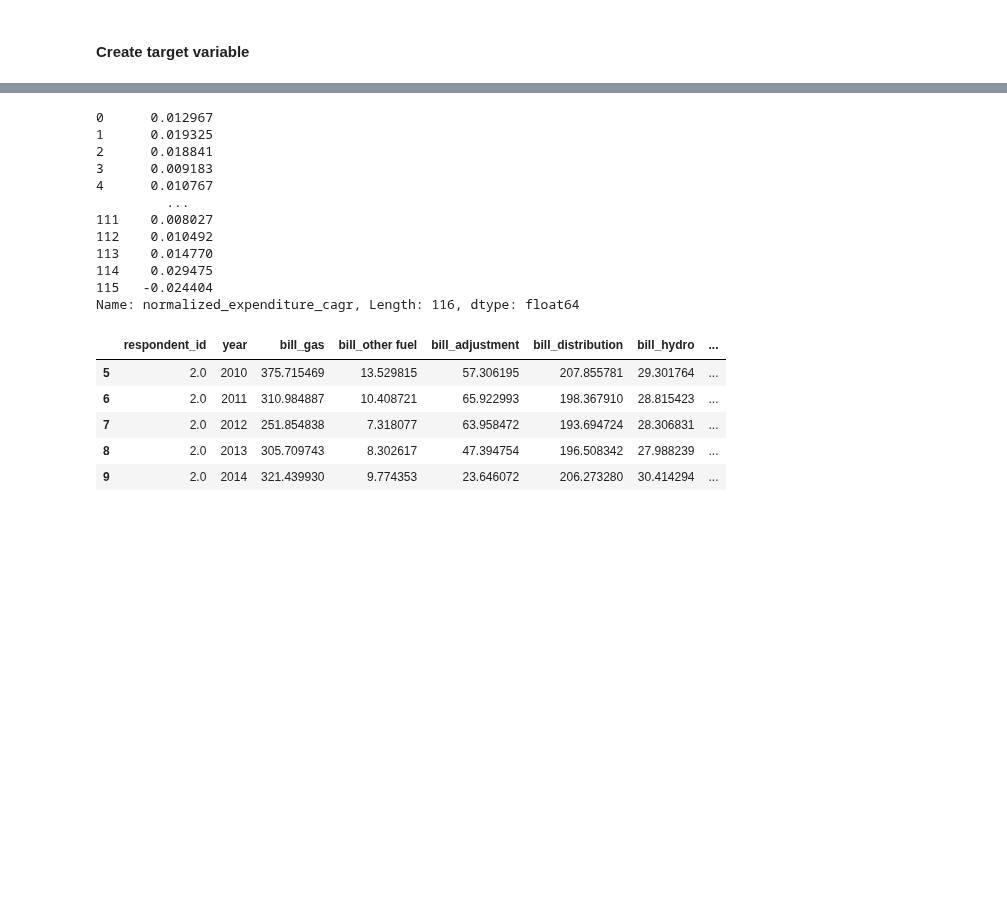
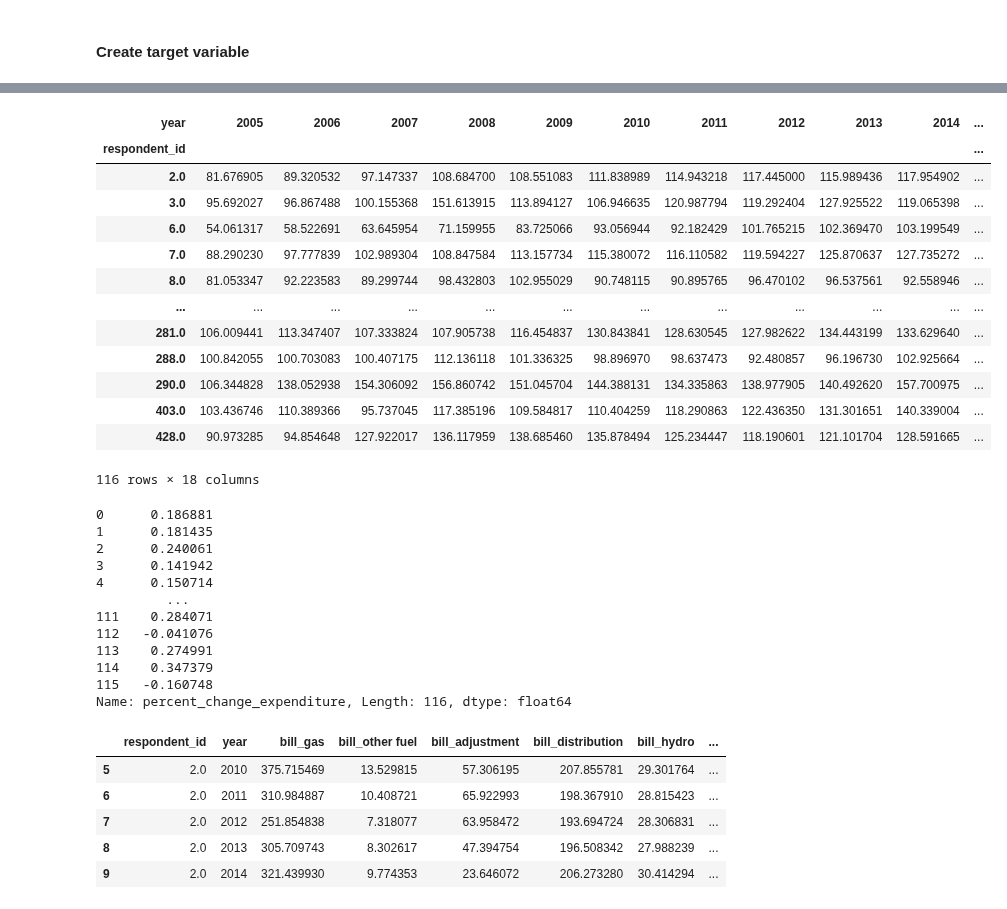
Before and after one commit to 2elle2/rmi-project, a Jupyter notebook: model/03_feature_engineering.ipynb, the cells around one changed output, grey strips where cells are left out. Drawn from its saved outputs; the diff is of its cells as text; code cells hidden in the pictures; blank space fills up the shorter version.

```diff
--- a/model/03_feature_engineering.ipynb
+++ b/model/03_feature_engineering.ipynb
@@ -130,21 +130,40 @@ pivot_df
 116 rows × 17 columns
+# %%
+pivot_df['percent_change_expenditure']= (((pivot_df[2020]-pivot_df[2011])/pivot_df[2011])\
+    +((pivot_df[2019]-pivot_df[2010])/pivot_df[2010]))/2
+pivot_df
+# %% [output]
+| year | 2005 | 2006 | 2007 | 2008 | 2009 | 2010 | 2011 | 2012 | 2013 | 2014 | ... |
+| respondent_id |  |  |  |  |  |  |  |  |  |  | ... |
+| 2.0 | 81.676905 | 89.320532 | 97.147337 | 108.684700 | 108.551083 | 111.838989 | 114.943218 | 117.445000 | 115.989436 | 117.954902 | ... |
+| 3.0 | 95.692027 | 96.867488 | 100.155368 | 151.613915 | 113.894127 | 106.946635 | 120.987794 | 119.292404 | 127.925522 | 119.065398 | ... |
+| 6.0 | 54.061317 | 58.522691 | 63.645954 | 71.159955 | 83.725066 | 93.056944 | 92.182429 | 101.765215 | 102.369470 | 103.199549 | ... |
+| 7.0 | 88.290230 | 97.777839 | 102.989304 | 108.847584 | 113.157734 | 115.380072 | 116.110582 | 119.594227 | 125.870637 | 127.735272 | ... |
+| 8.0 | 81.053347 | 92.223583 | 89.299744 | 98.432803 | 102.955029 | 90.748115 | 90.895765 | 96.470102 | 96.537561 | 92.558946 | ... |
+| ... | ... | ... | ... | ... | ... | ... | ... | ... | ... | ... | ... |
+| 281.0 | 106.009441 | 113.347407 | 107.333824 | 107.905738 | 116.454837 | 130.843841 | 128.630545 | 127.982622 | 134.443199 | 133.629640 | ... |
+| 288.0 | 100.842055 | 100.703083 | 100.407175 | 112.136118 | 101.336325 | 98.896970 | 98.637473 | 92.480857 | 96.196730 | 102.925664 | ... |
+| 290.0 | 106.344828 | 138.052938 | 154.306092 | 156.860742 | 151.045704 | 144.388131 | 134.335863 | 138.977905 | 140.492620 | 157.700975 | ... |
+| 403.0 | 103.436746 | 110.389366 | 95.737045 | 117.385196 | 109.584817 | 110.404259 | 118.290863 | 122.436350 | 131.301651 | 140.339004 | ... |
+| 428.0 | 90.973285 | 94.854648 | 127.922017 | 136.117959 | 138.685460 | 135.878494 | 125.234447 | 118.190601 | 121.101704 | 128.591665 | ... |
+116 rows × 18 columns
 # %%
-target = pivot_df['normalized_expenditure_cagr'].reset_index(drop=True)
+target = pivot_df['percent_change_expenditure'].reset_index(drop=True)
 # target = pivot_df[2020].reset_index(drop=True)
 target
 # %% [output]
-0      0.012967
-1      0.019325
-2      0.018841
-3      0.009183
-4      0.010767
+0      0.186881
+1      0.181435
+2      0.240061
+3      0.141942
+4      0.150714
          ...
-111    0.008027
-112    0.010492
-113    0.014770
-114    0.029475
-115   -0.024404
-Name: normalized_expenditure_cagr, Length: 116, dtype: float64
+111    0.284071
+112   -0.041076
+113    0.274991
+114    0.347379
+115   -0.160748
+Name: percent_change_expenditure, Length: 116, dtype: float64
 # %%
 data_after_2010_df.head()
 # %% [output]
```
Also changed, not shown: parts of 10 cells of this notebook, 1 other file.
